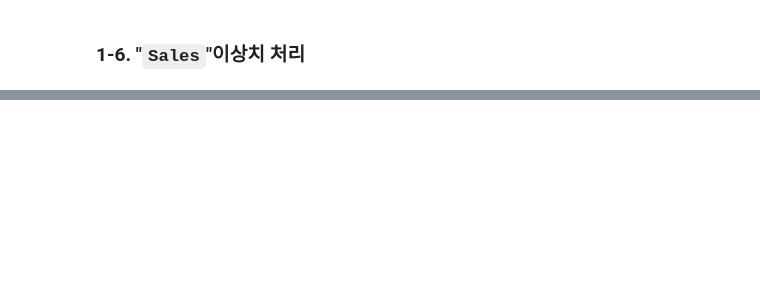
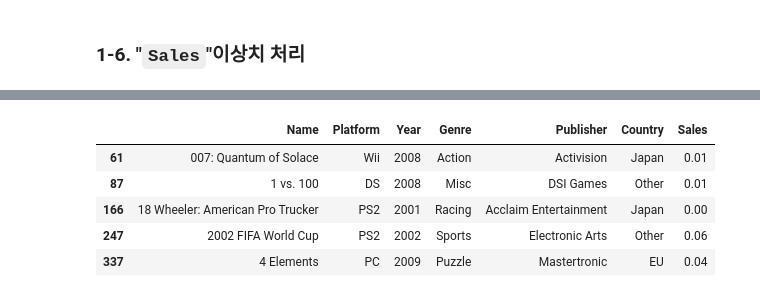
Before and after one commit to IlTACK-OH/Section1_project, a Jupyter notebook: Section1_project.ipynb, the cells around one changed output, grey strips where cells are left out. Cells and saved outputs as stored; diff of their text form; code cells hidden in the pictures; blank space fills up the shorter version.

```diff
--- a/Section1_project.ipynb
+++ b/Section1_project.ipynb
@@ -402,3 +417,6 @@ Name: Sales, dtype: object
 # %%
-def has_err(x):
-  return bool(re.search('[A-Za-z]',x))
+def has_err_K(x):
+  return bool(re.search('[K]',x))
+
+def has_err_M(x):
+  return bool(re.search('[M]',x))
@@ -420,0 +423,31 @@ df_sub[df_sub.Sales.apply(has_err)]
+# %%
+def re_sub_K(x):
+  pat = re.compile('(\d+[.]?)([K])')
+  return pat.sub('\g<1>',x)
+
+def re_sub_M(x):
+  pat = re.compile('(\d+[.]?)([M])')
+  return pat.sub('\g<1>',x)
+# %%
+data_K = df_sub[df_sub.Sales.apply(has_err_K)].Sales
+clean_data_K = data_K.apply(re_sub_K).astype('int')
+clean_data_K = clean_data_K*0.001
+K_data_index = clean_data_K.index
+
+data_M = df_sub[df_sub.Sales.apply(has_err_M)].Sales
+clean_data_M = data_M.apply(re_sub_M).astype('float')
+clean_data_M = clean_data_M*1.000
+M_data_index = clean_data_M.index
+# %%
+df_sub.loc[K_data_index,'Sales'] = clean_data_K
+df_sub.loc[M_data_index,'Sales'] = clean_data_M
+df_sub.Sales = df_sub.Sales.astype('float')
+# %%
+df_sub.loc[M_data_index].head()
+# %% [output]
+|  | Name | Platform | Year | Genre | Publisher | Country | Sales |
+| 61 | 007: Quantum of Solace | Wii | 2008 | Action | Activision | Japan | 0.01 |
+| 87 | 1 vs. 100 | DS | 2008 | Misc | DSI Games | Other | 0.01 |
+| 166 | 18 Wheeler: American Pro Trucker | PS2 | 2001 | Racing | Acclaim Entertainment | Japan | 0.00 |
+| 247 | 2002 FIFA World Cup | PS2 | 2002 | Sports | Electronic Arts | Other | 0.06 |
+| 337 | 4 Elements | PC | 2009 | Puzzle | Mastertronic | EU | 0.04 |
```
Also changed, not shown: parts of 12 cells of this notebook.
